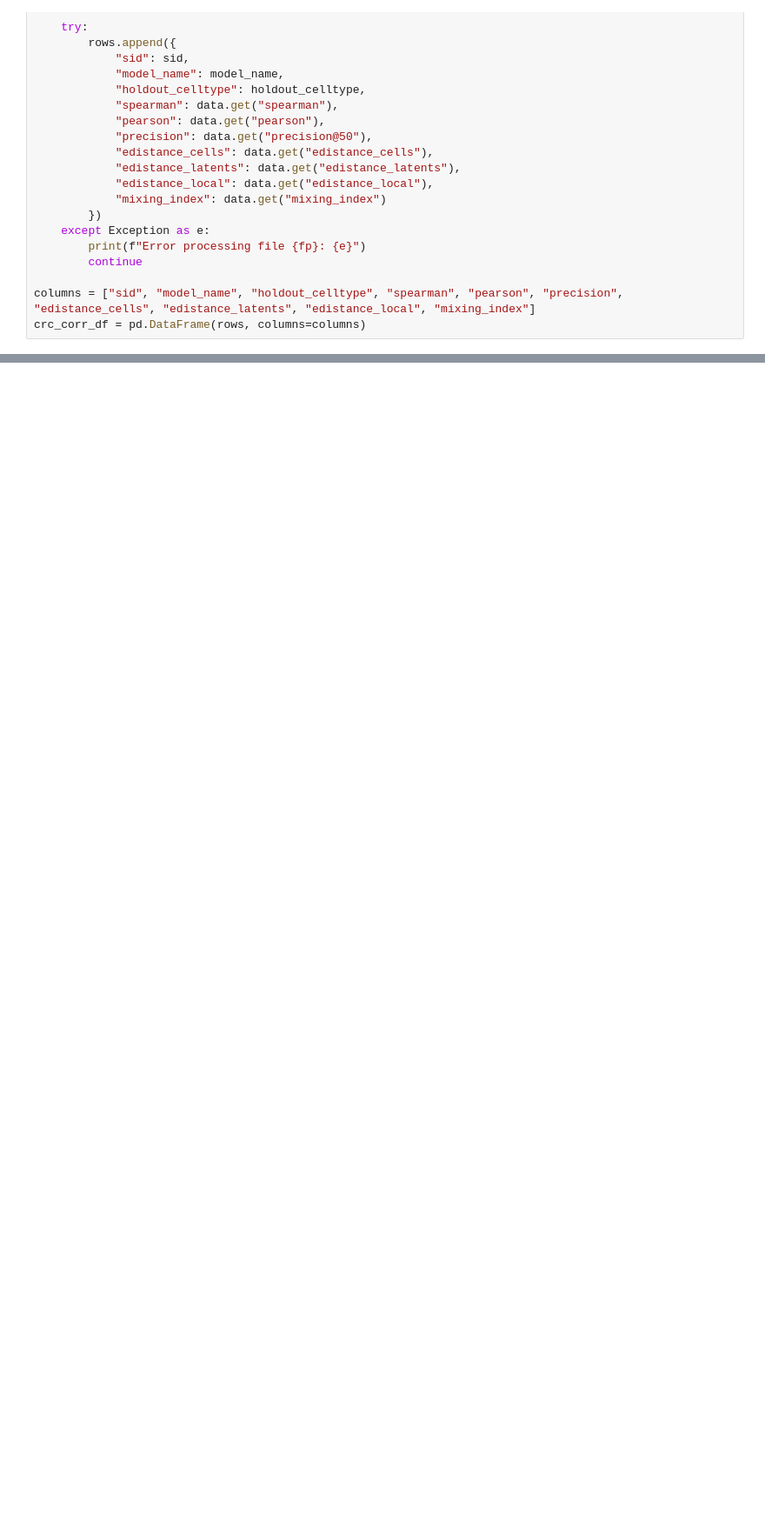
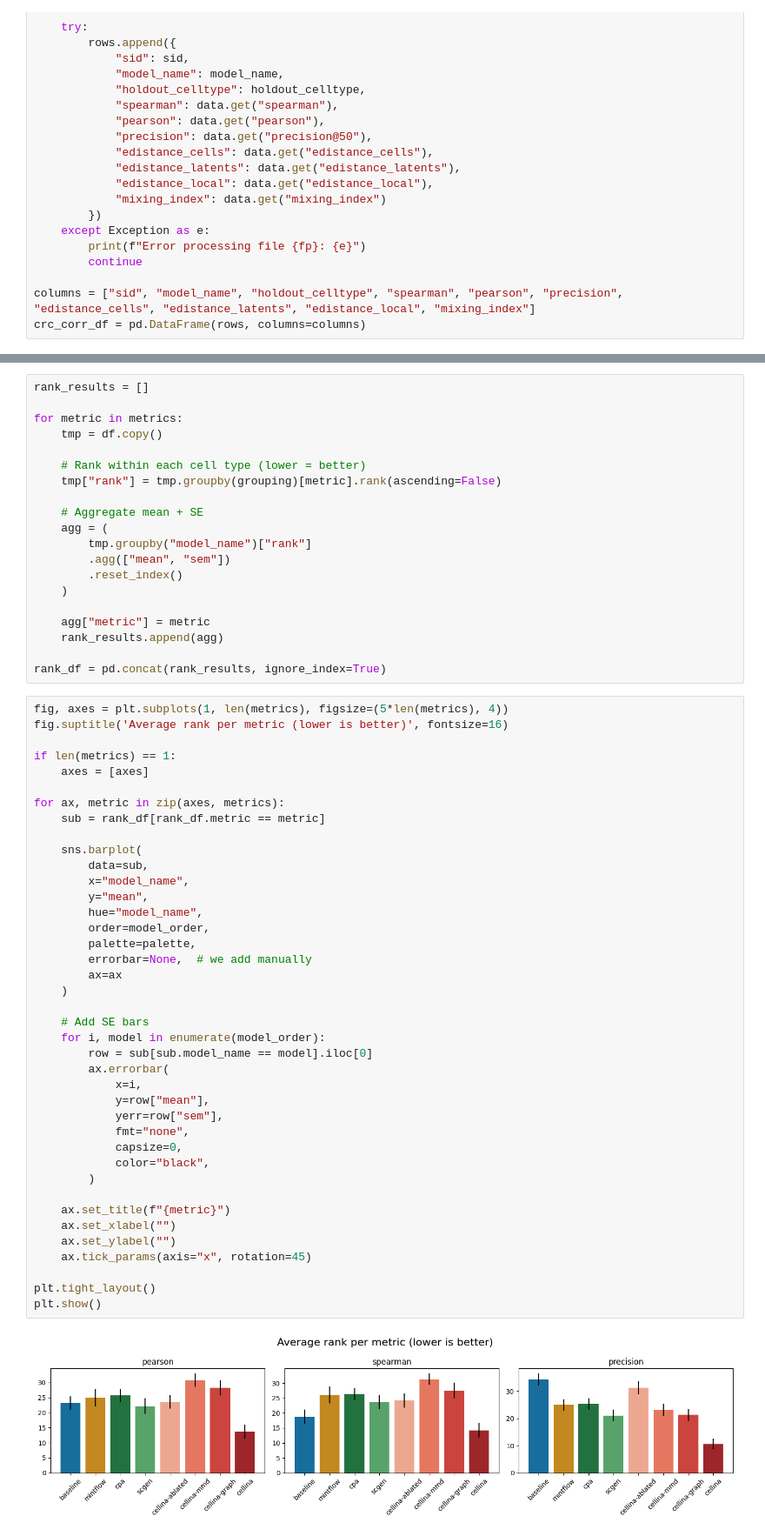
Before and after one commit to PMBio/cellina-reproducibility, a Jupyter notebook: notebooks/ood_plots.ipynb, the cells around one changed output, grey strips where cells are left out. Shown at 87% size. Saved outputs shown, nothing was run; the diff lists cells and outputs as text; blank space fills up the shorter version.

Commit message:
All LOO results compiled

```diff
--- a/notebooks/ood_plots.ipynb
+++ b/notebooks/ood_plots.ipynb
@@ -305,0 +263,62 @@ plt.show()
+# %%
+rank_results = []
+
+for metric in metrics:
+    tmp = df.copy()
+
+    # Rank within each cell type (lower = better)
+    tmp["rank"] = tmp.groupby(grouping)[metric].rank(ascending=False)
+
+    # Aggregate mean + SE
+    agg = (
+        tmp.groupby("model_name")["rank"]
+        .agg(["mean", "sem"])
+        .reset_index()
+    )
+
+    agg["metric"] = metric
+    rank_results.append(agg)
+
+rank_df = pd.concat(rank_results, ignore_index=True)
+# %%
+fig, axes = plt.subplots(1, len(metrics), figsize=(5*len(metrics), 4))
+fig.suptitle('Average rank per metric (lower is better)', fontsize=16)
+
+if len(metrics) == 1:
+    axes = [axes]
+
+for ax, metric in zip(axes, metrics):
+    sub = rank_df[rank_df.metric == metric]
+
+    sns.barplot(
+        data=sub,
+        x="model_name",
+        y="mean",
+        hue="model_name",
+        order=model_order,
+        palette=palette,
+        errorbar=None,  # we add manually
+        ax=ax
+    )
+
+    # Add SE bars
+    for i, model in enumerate(model_order):
+        row = sub[sub.model_name == model].iloc[0]
+        ax.errorbar(
+            x=i,
+            y=row["mean"],
+            yerr=row["sem"],
+            fmt="none",
+            capsize=0,
+            color="black",
+        )
+
+    ax.set_title(f"{metric}")
+    ax.set_xlabel("")
+    ax.set_ylabel("")
+    ax.tick_params(axis="x", rotation=45)
+
+plt.tight_layout()
+plt.show()
+# %% [output]
+[figure, added]
```
Also changed, not shown: parts of 12 cells of this notebook, 6 other files.
